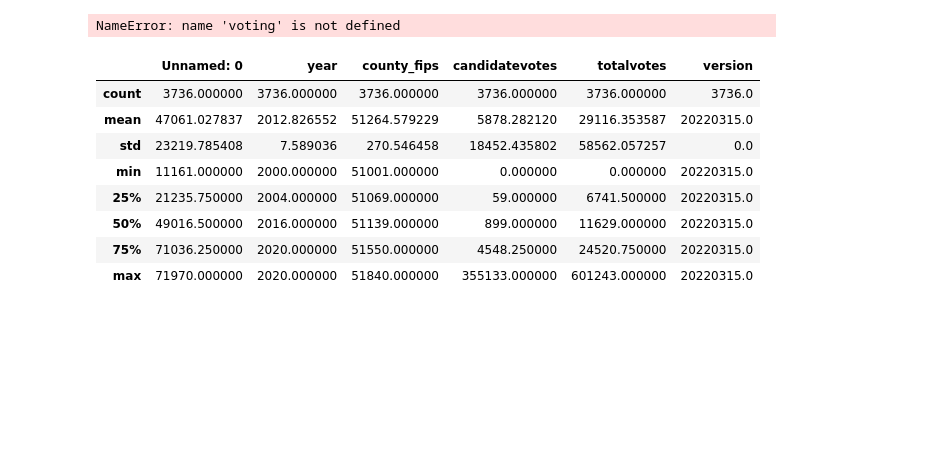
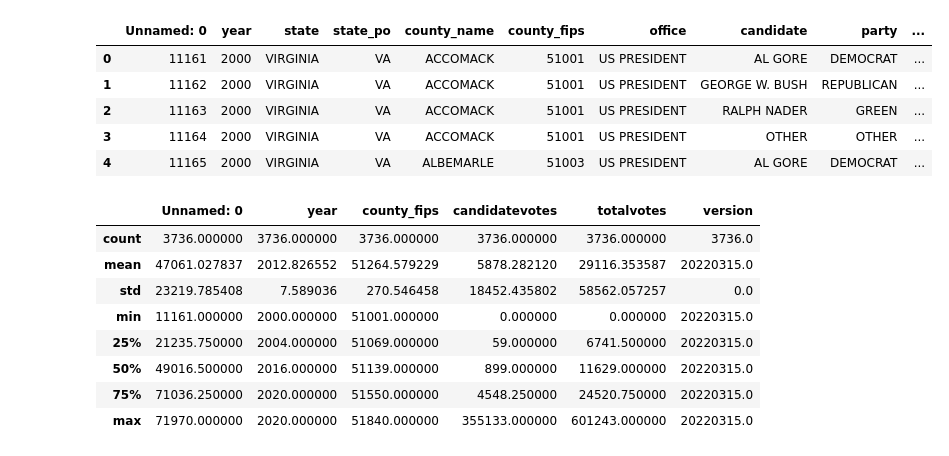
Before and after one commit to kkuang116/project_voting, a Jupyter notebook: ML_project3.ipynb, the cells around one changed output. Saved outputs shown, nothing was run; the diff lists cells and outputs as text; code cells hidden in the pictures; blank space fills up the shorter version.

```diff
--- a/ML_project3.ipynb
+++ b/ML_project3.ipynb
@@ -62,0 +84,25 @@ del df1, df2, df3
+# %%
+# importing voting data, may need to add more county data here!
+votingdf = pd.read_csv('/content/project_voting/data/voting_VA.csv') # Load historical voting data
+
+# get listed columns/variables from the file and rename them, and drop the first row
+# looking at population, sex, race, education, and median household income
+list1 = ['YEAR','STATE','COUNTY','QSEE001','QSEE002','QSEE026','QSQE002','QSQE003','QSQE004','QSQE005','QSQE006','QSQE007','QSQE008','QUSE002','QUSE017','QUSE018','QUSE019','QUSE020','QUSE021','QUSE022','QUSE023','QUSE024','QUSE025','QU1E001']
+df1 = pd.read_csv('/content/project_voting/data/county_data/0002_ds191_20125_county_E.csv',usecols=list1,encoding = "ISO-8859-1",low_memory=False) # 2008-2012 demographic data by area
+df1 = df1.rename({'YEAR':'year','STATE':'state','COUNTY':'county','QSEE001':'population','QSEE002':'male pop','QSEE026':'female pop','QSQE002':'white','QSQE003':'black','QSQE004':'native american','QSQE005':'asian','QSQE006':'pacific islander','QSQE007':'other','QSQE008':'two or more','QUSE002':'no school','QUSE017':'high school diploma','QUSE018':'GED equivalent','QUSE019':'<1 year college','QUSE020':'>1 year college','QUSE021':'associates','QUSE022':'bachelors','QUSE023':'masters','QUSE024':'professional','QUSE025':'doctorate','QU1E001':'median household income'}, axis='columns')
+df1 = df1.iloc[1: , :]
+
+list2 = ['YEAR','STATE','COUNTY','AF2AE001','AF2AE002','AF2AE026','AF2ME002','AF2ME003','AF2ME004','AF2ME005','AF2ME006','AF2ME007','AF2ME008','AF4OE002','AF4OE017','AF4OE018','AF4OE019','AF4OE020','AF4OE021','AF4OE022','AF4OE023','AF4OE024','AF4OE025','AF49E001']
+df2 = pd.read_csv('/content/project_voting/data/county_data/0002_ds225_20165_county_E.csv',usecols=list2,encoding = "ISO-8859-1",low_memory=False) # 2012-2016 demographic data by area
+df2 = df2.rename({'YEAR':'year','STATE':'state','COUNTY':'county','AF2AE001':'population','AF2AE002':'male pop','AF2AE026':'female pop','AF2ME002':'white','AF2ME003':'black','AF2ME004':'native american','AF2ME005':'asian','AF2ME006':'pacific islander','AF2ME007':'other','AF2ME008':'two or more','AF4OE002':'no school','AF4OE017':'high school diploma','AF4OE018':'GED equivalent','AF4OE019':'<1 year college','AF4OE020':'>1 year college','AF4OE021':'associates','AF4OE022':'bachelors','AF4OE023':'masters','AF4OE024':'professional','AF4OE025':'doctorate','AF49E001':'median household income'}, axis='columns')
+df2 = df2.iloc[1: , :]
+
+list3 = ['YEAR','STATE','COUNTY','AMPKE001','AMPKE002','AMPKE026','AMPWE002','AMPWE003','AMPWE004','AMPWE005','AMPWE006','AMPWE007','AMPWE008','AMRZE002','AMRZE017','AMRZE018','AMRZE019','AMRZE020','AMRZE021','AMRZE022','AMRZE023','AMRZE024','AMRZE025','AMR8E001']
+df3 = pd.read_csv('/content/project_voting/data/county_data/0002_ds249_20205_county_E.csv',usecols=list3,encoding = "ISO-8859-1",low_memory=False) # 2016-2020 demographic data by area
+df3 = df3.rename({'YEAR':'year','STATE':'state','COUNTY':'county','AMPKE001':'population','AMPKE002':'male pop','AMPKE026':'female pop','AMPWE002':'white','AMPWE003':'black','AMPWE004':'native american','AMPWE005':'asian','AMPWE006':'pacific islander','AMPWE007':'other','AMPWE008':'two or more','AMRZE002':'no school','AMRZE017':'high school diploma','AMRZE018':'GED equivalent','AMRZE019':'<1 year college','AMRZE020':'>1 year college','AMRZE021':'associates','AMRZE022':'bachelors','AMRZE023':'masters','AMRZE024':'professional','AMRZE025':'doctorate','AMR8E001':'median household income'}, axis='columns')
+df3 = df3.iloc[1: , :]
+
+# combines data from 3 files into one dataframe
+frames = [df1,df2,df3]
+popchardf = pd.concat(frames)
+del df1, df2, df3
@@ -63,5 +126,10 @@ del df1, df2, df3
 # %%
-voting.head()
+votingdf.head()
 # %% [output]
-NameError: name 'voting' is not defined
+|  | Unnamed: 0 | year | state | state_po | county_name | county_fips | office | candidate | party | ... |
+| 0 | 11161 | 2000 | VIRGINIA | VA | ACCOMACK | 51001 | US PRESIDENT | AL GORE | DEMOCRAT | ... |
+| 1 | 11162 | 2000 | VIRGINIA | VA | ACCOMACK | 51001 | US PRESIDENT | GEORGE W. BUSH | REPUBLICAN | ... |
+| 2 | 11163 | 2000 | VIRGINIA | VA | ACCOMACK | 51001 | US PRESIDENT | RALPH NADER | GREEN | ... |
+| 3 | 11164 | 2000 | VIRGINIA | VA | ACCOMACK | 51001 | US PRESIDENT | OTHER | OTHER | ... |
+| 4 | 11165 | 2000 | VIRGINIA | VA | ALBEMARLE | 51003 | US PRESIDENT | AL GORE | DEMOCRAT | ... |
 # %%
```
Also changed, not shown: parts of 30 cells of this notebook.
